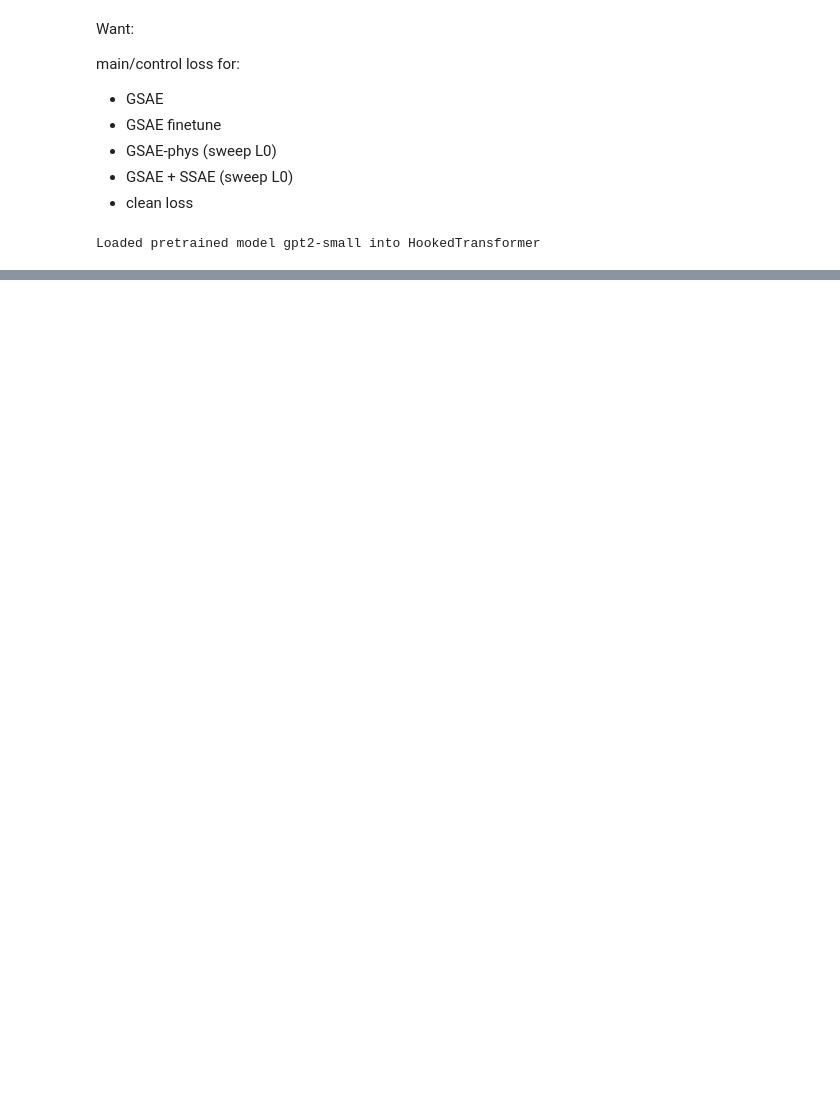
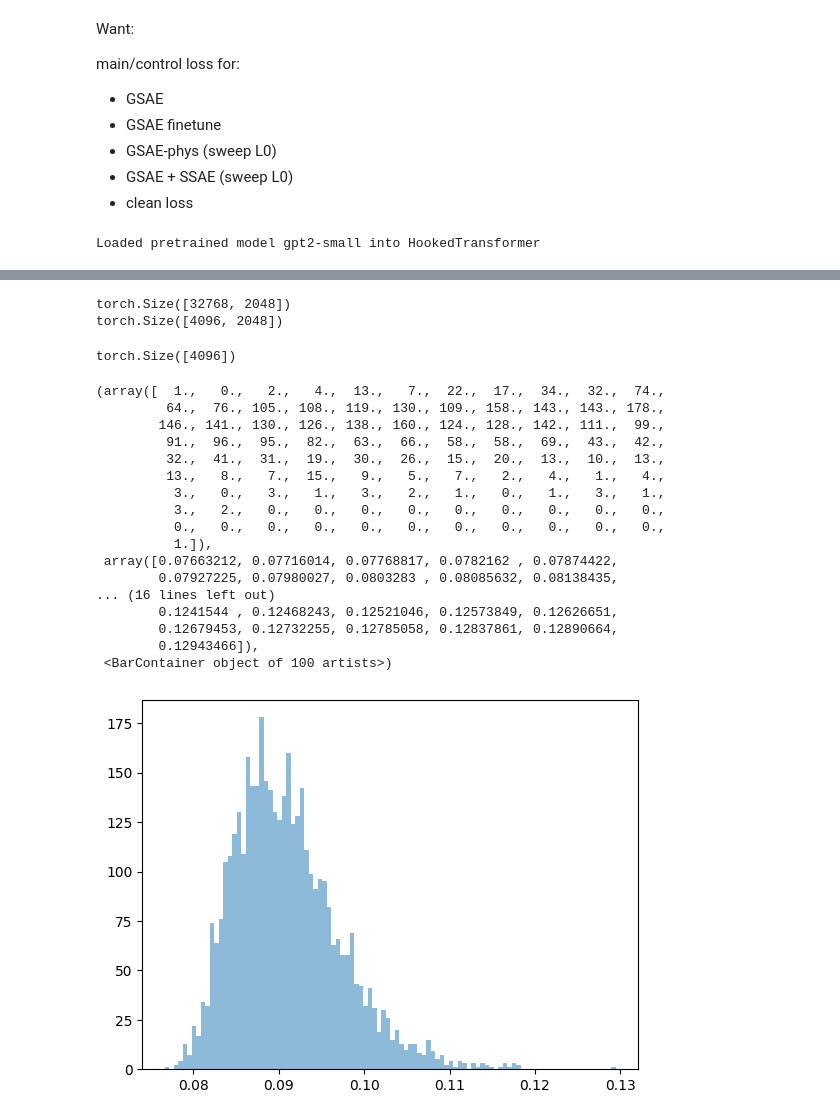
Before and after one commit to jacobcd52/specialised-SAEs, a Jupyter notebook: sae_lens/jacob/analysis.ipynb, the cells around one changed output, grey strips where cells are left out. Cells and saved outputs as stored; diff of their text form; code cells hidden in the pictures; blank space fills up the shorter version.

Commit message:
plots

```diff
--- a/sae_lens/jacob/analysis.ipynb
+++ b/sae_lens/jacob/analysis.ipynb
@@ -119,0 +26,18 @@ get_loss(sae_list, tokens, num_tokens
+# %%
+gsae = load_sae_from_hf("jacobcd52/gemma2-gsae",
+                        "sae_weights.safetensors",
+                        "cfg.json",
+                        device="cuda",
+                        dtype=DTYPE)
+
+ft = load_sae_from_hf("jacobcd52/gemma2-gsae-finetune-phys",
+                        "l1_coeff=2_tokens=10240000_lr=0.0001.safetensors",
+                        "l1_coeff=2_tokens=10240000_lr=0.0001_cfg.json",
+                        device="cuda",
+                        dtype=DTYPE)
+
+ssae = load_sae_from_hf("jacobcd52/gemma2-ssae-phys",
+                        "l1_coeff=20_tokens=40960000_lr=0.001.safetensors",
+                        "l1_coeff=20_tokens=40960000_lr=0.001_cfg.json",
+                        device="cuda",
+                        dtype=DTYPE)
@@ -119,0 +63,50 @@ get_loss(sae_list, tokens, num_tokens
+# %%
+ssae_dec = ssae.W_dec / ssae.W_dec.norm(dim=1, keepdim=True)
+ssae_enc = ssae.W_enc / ssae.W_enc.norm(dim=0, keepdim=True)
+gsae_dec = gsae.W_dec / gsae.W_dec.norm(dim=1, keepdim=True)
+gsae_enc = gsae.W_enc / gsae.W_enc.norm(dim=0, keepdim=True)
+ft_dec = ft.W_dec / ft.W_dec.norm(dim=1, keepdim=True)
+ft_enc = ft.W_enc / ft.W_enc.norm(dim=0, keepdim=True)
+# %%
+ssae_dec_maxsims = (ssae_dec @ gsae_dec.T).max(dim=1).values
+ssae_enc_maxsims = (ssae_enc.T @ gsae_enc).max(dim=1).values
+
+ft_dec_maxsims = (ft_dec @ gsae_dec.T).max(dim=1).values
+ft_enc_maxsims = (ft_enc.T @ gsae_enc).max(dim=1).values
+ssae_dec_maxsims.shape, ssae_enc_maxsims.shape, ft_dec_maxsims.shape, ft_enc_maxsims.shape
+
+rand_dec = torch.randn_like(gsae_dec)
+rand_dec /= rand_dec.norm(dim=1, keepdim=True)
+print(rand_dec.shape)
+
+rand_dec2 = torch.randn_like(ssae_dec)
+rand_dec2 /= rand_dec2.norm(dim=1, keepdim=True)
+print(rand_dec2.shape)
+
+rand_dec_maxsims = (rand_dec @ rand_dec2.T).max(dim=0).values
+rand_dec_maxsims.shape
+# %% [output]
+torch.Size([32768, 2048])
+torch.Size([4096, 2048])
+torch.Size([4096])
+# %%
+plt.hist(rand_dec_maxsims.detach().cpu().numpy(), bins=100, alpha=0.5, label="ssae")
+# %% [output]
+(array([  1.,   0.,   2.,   4.,  13.,   7.,  22.,  17.,  34.,  32.,  74.,
+         64.,  76., 105., 108., 119., 130., 109., 158., 143., 143., 178.,
+        146., 141., 130., 126., 138., 160., 124., 128., 142., 111.,  99.,
+         91.,  96.,  95.,  82.,  63.,  66.,  58.,  58.,  69.,  43.,  42.,
+         32.,  41.,  31.,  19.,  30.,  26.,  15.,  20.,  13.,  10.,  13.,
+         13.,   8.,   7.,  15.,   9.,   5.,   7.,   2.,   4.,   1.,   4.,
+          3.,   0.,   3.,   1.,   3.,   2.,   1.,   0.,   1.,   3.,   1.,
+          3.,   2.,   0.,   0.,   0.,   0.,   0.,   0.,   0.,   0.,   0.,
+          0.,   0.,   0.,   0.,   0.,   0.,   0.,   0.,   0.,   0.,   0.,
+          1.]),
+ array([0.07663212, 0.07716014, 0.07768817, 0.0782162 , 0.07874422,
+        0.07927225, 0.07980027, 0.0803283 , 0.08085632, 0.08138435,
+... (16 lines left out)
+        0.1241544 , 0.12468243, 0.12521046, 0.12573849, 0.12626651,
+        0.12679453, 0.12732255, 0.12785058, 0.12837861, 0.12890664,
+        0.12943466]),
+ <BarContainer object of 100 artists>)
+[figure, added]
```
Also changed, not shown: parts of 13 cells of this notebook.
